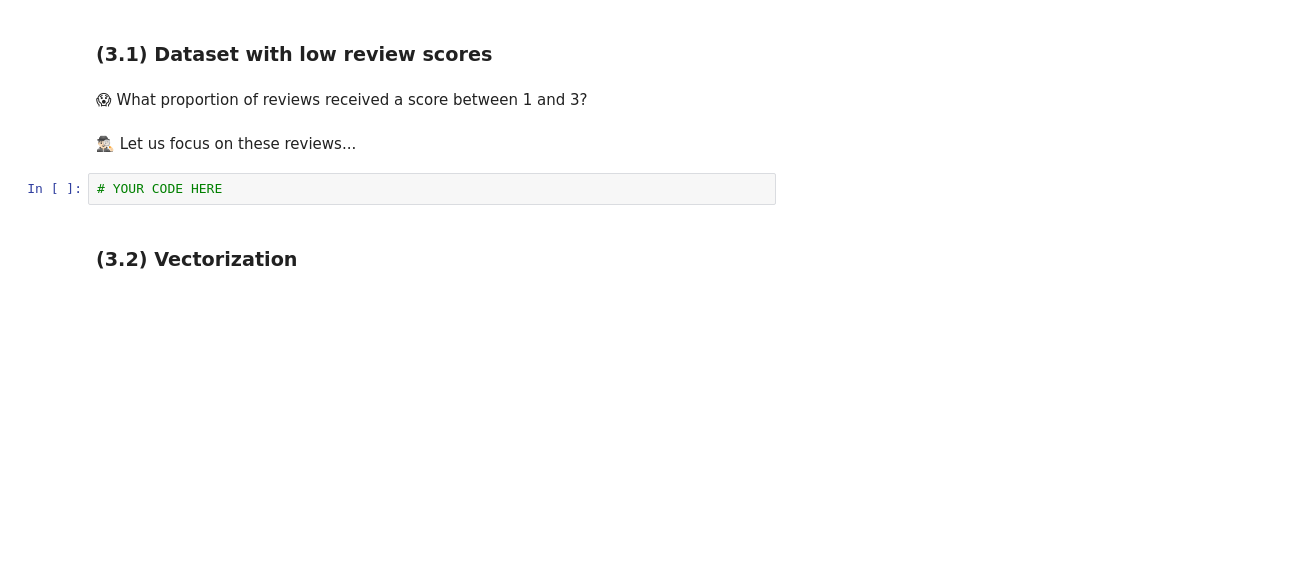
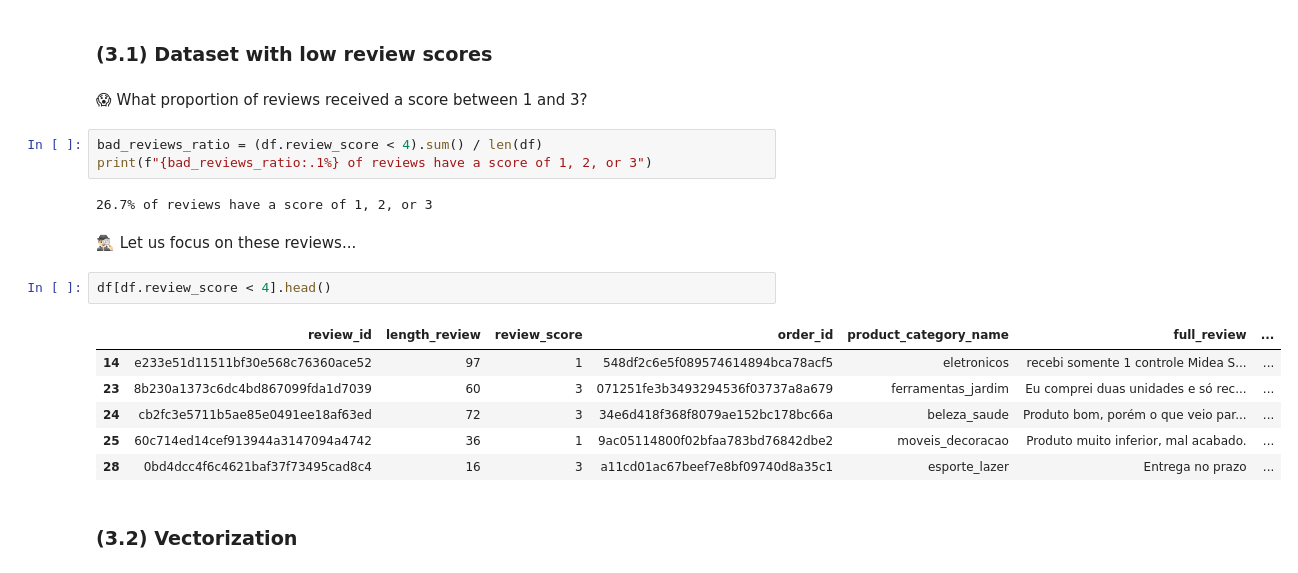
Before and after one commit to itsyeren/data-bad_reviews_analysis, a Jupyter notebook: nlp_olist_bad_reviews.ipynb, the cells around one changed output. Saved outputs shown, nothing was run; the diff lists cells and outputs as text; blank space fills up the shorter version.

Commit message:
feat: analyzed bad reviews

```diff
--- a/nlp_olist_bad_reviews.ipynb
+++ b/nlp_olist_bad_reviews.ipynb
@@ -98,10 +98,22 @@ df.head()
 ### (3.1) Dataset with low review scores
 # %% [markdown]
 😱 What proportion of reviews received a score between 1 and 3?
+# %%
+bad_reviews_ratio = (df.review_score < 4).sum() / len(df)
+print(f"{bad_reviews_ratio:.1%} of reviews have a score of 1, 2, or 3")
+# %% [output]
+26.7% of reviews have a score of 1, 2, or 3
 # %% [markdown]
 🕵🏻‍♂️ Let us focus on these reviews...
-# %%
-# YOUR CODE HERE
+# %%
+df[df.review_score < 4].head()
+# %% [output]
+|  | review_id | length_review | review_score | order_id | product_category_name | full_review | ... |
+| 14 | e233e51d11511bf30e568c76360ace52 | 97 | 1 | 548df2c6e5f089574614894bca78acf5 | eletronicos | recebi somente 1 controle Midea S... | ... |
+| 23 | 8b230a1373c6dc4bd867099fda1d7039 | 60 | 3 | 071251fe3b3493294536f03737a8a679 | ferramentas_jardim | Eu comprei duas unidades e só rec... | ... |
+| 24 | cb2fc3e5711b5ae85e0491ee18af63ed | 72 | 3 | 34e6d418f368f8079ae152bc178bc66a | beleza_saude | Produto bom, porém o que veio par... | ... |
+| 25 | 60c714ed14cef913944a3147094a4742 | 36 | 1 | 9ac05114800f02bfaa783bd76842dbe2 | moveis_decoracao | Produto muito inferior, mal acabado. | ... |
+| 28 | 0bd4dcc4f6c4621baf37f73495cad8c4 | 16 | 3 | a11cd01ac67beef7e8bf09740d8a35c1 | esporte_lazer | Entrega no prazo | ... |
 # %% [markdown]
 ### (3.2) Vectorization
 # %% [markdown]
```
Also changed, not shown: parts of 17 cells of this notebook.
